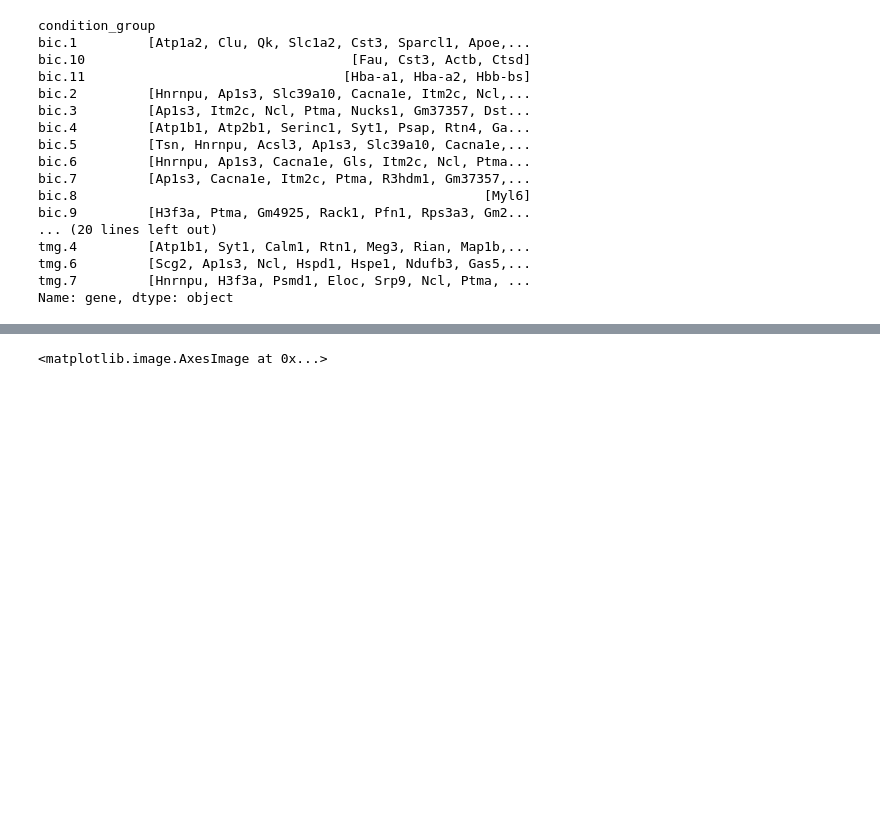
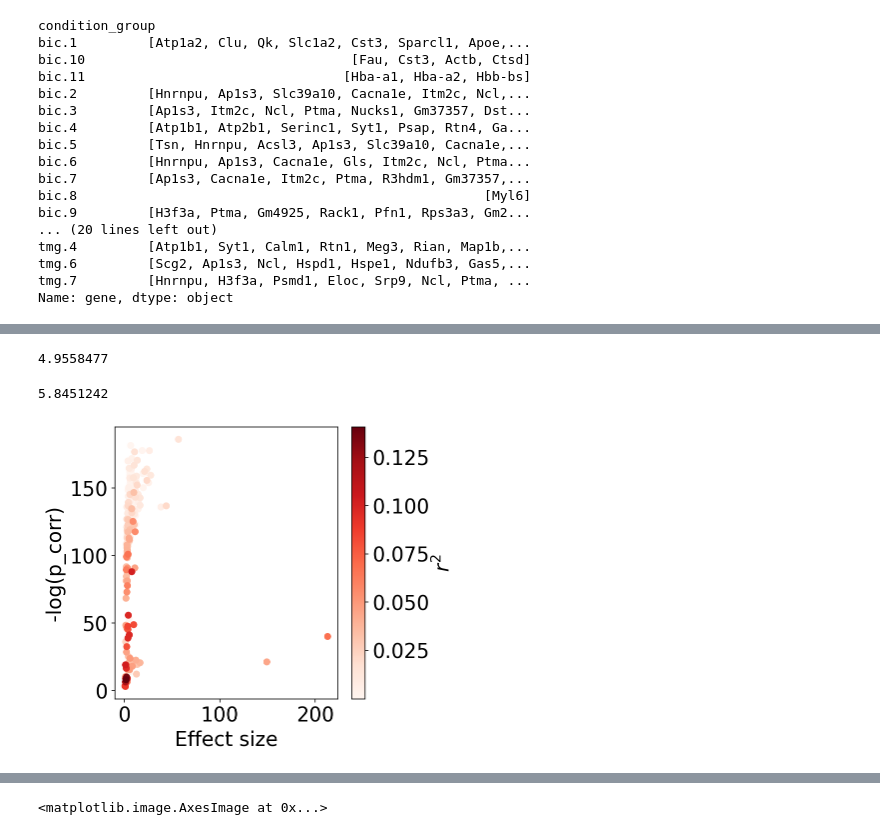
Before and after one commit to sbooeshaghi/azucar, a Jupyter notebook: analysis/brain/obs7/annotate.ipynb, the cells around one changed output, grey strips where cells are left out. Cells and saved outputs as stored; diff of their text form; code cells hidden in the pictures; blank space fills up the shorter version.

```diff
--- a/analysis/brain/obs7/annotate.ipynb
+++ b/analysis/brain/obs7/annotate.ipynb
@@ -417,3 +502,36 @@ Name: gene, dtype: object
+# %%
+sm.mean()
+# %% [output]
+4.9558477
+# %%
+sm.mean()
+# %% [output]
+5.8451242
+# %%
+fig, ax = plt.subplots(figsize=(5,5))
+
+fdf = df#.query("group_id == 'tmg'")
+
+x = fdf["es"].values
+y = -np.log(fdf['p_corr'].values.astype(float))
+r2 = fdf["r2"].values
+
+argsort = np.argsort(r2)
+x = x[argsort]
+y = y[argsort]
+r2 = r2[argsort]
+
+im = ax.scatter(x,y, c = r2, cmap="Reds")
+
+ax.set(**{
+    "xlabel": "Effect size",
+    "ylabel": "-log(p_corr)"
+})
+
+fig.colorbar(im, ax=ax, label="$r^2$")
+fig.show()
+# %% [output]
+[figure, added]
 # %%
 # Attempt to find matchin cell types between conditions by looking at marker gene intersections
 # %%
```
Also changed, not shown: parts of 15 cells of this notebook.
